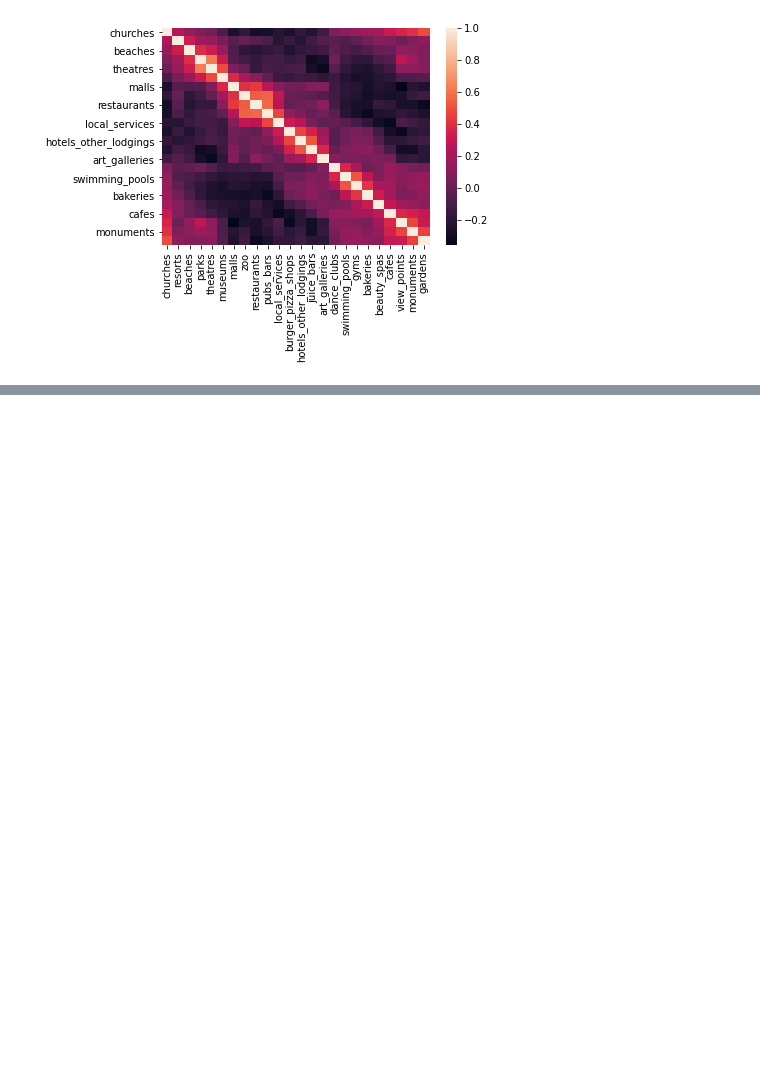
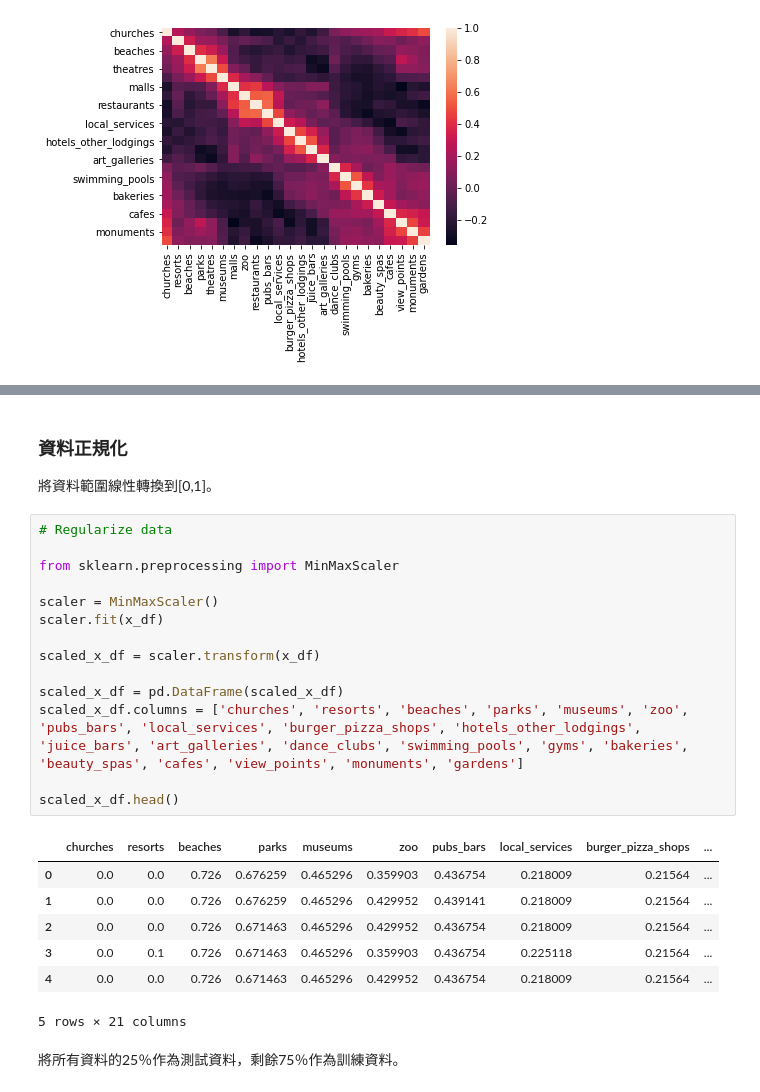
Before and after one commit to tmydali/FDA_HW3-2, a Jupyter notebook: hw3-2.ipynb, the cells around one changed output, grey strips where cells are left out. Drawn from its saved outputs; the diff is of its cells as text; blank space fills up the shorter version.

```diff
--- a/hw3-2.ipynb
+++ b/hw3-2.ipynb
@@ -498,0 +168,28 @@ Logistic沒有更動太多參數便達到此精度；SVM經實驗後發現不同
+# %% [markdown]
+### 資料正規化
+
+將資料範圍線性轉換到[0,1]。
+# %%
+# Regularize data
+
+from sklearn.preprocessing import MinMaxScaler
+
+scaler = MinMaxScaler()
+scaler.fit(x_df)
+
+scaled_x_df = scaler.transform(x_df)
+
+scaled_x_df = pd.DataFrame(scaled_x_df)
+scaled_x_df.columns = ['churches', 'resorts', 'beaches', 'parks', 'museums', 'zoo', 'pubs_bars', 'local_services', 'burger_pizza_shops', 'hotels_other_lodgings', 'juice_bars', 'art_galleries', 'dance_clubs', 'swimming_pools', 'gyms', 'bakeries', 'beauty_spas', 'cafes', 'view_points', 'monuments', 'gardens']
+
+scaled_x_df.head()
+# %% [output]
+|  | churches | resorts | beaches | parks | museums | zoo | pubs_bars | local_services | burger_pizza_shops | ... |
+| 0 | 0.0 | 0.0 | 0.726 | 0.676259 | 0.465296 | 0.359903 | 0.436754 | 0.218009 | 0.21564 | ... |
+| 1 | 0.0 | 0.0 | 0.726 | 0.676259 | 0.465296 | 0.429952 | 0.439141 | 0.218009 | 0.21564 | ... |
+| 2 | 0.0 | 0.0 | 0.726 | 0.671463 | 0.465296 | 0.429952 | 0.436754 | 0.218009 | 0.21564 | ... |
+| 3 | 0.0 | 0.1 | 0.726 | 0.671463 | 0.465296 | 0.359903 | 0.436754 | 0.225118 | 0.21564 | ... |
+| 4 | 0.0 | 0.0 | 0.726 | 0.671463 | 0.465296 | 0.429952 | 0.436754 | 0.218009 | 0.21564 | ... |
+5 rows × 21 columns
+# %% [markdown]
+將所有資料的25％作為測試資料，剩餘75％作為訓練資料。
```
Also changed, not shown: parts of 61 cells of this notebook, 2 other files.
